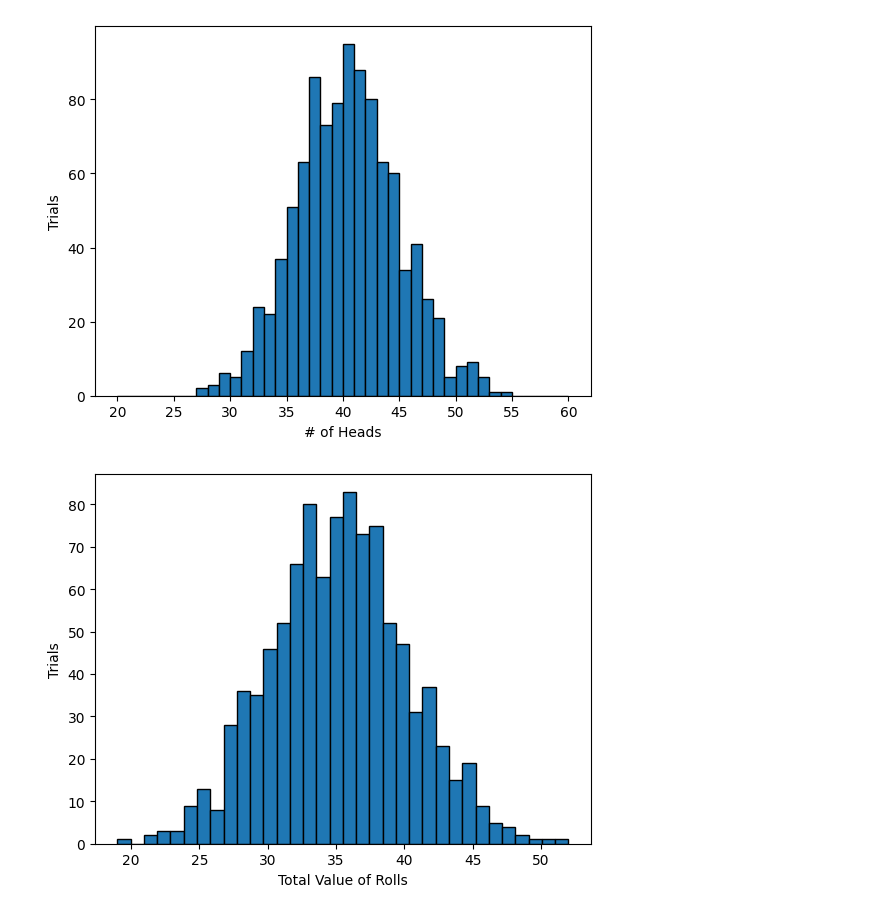
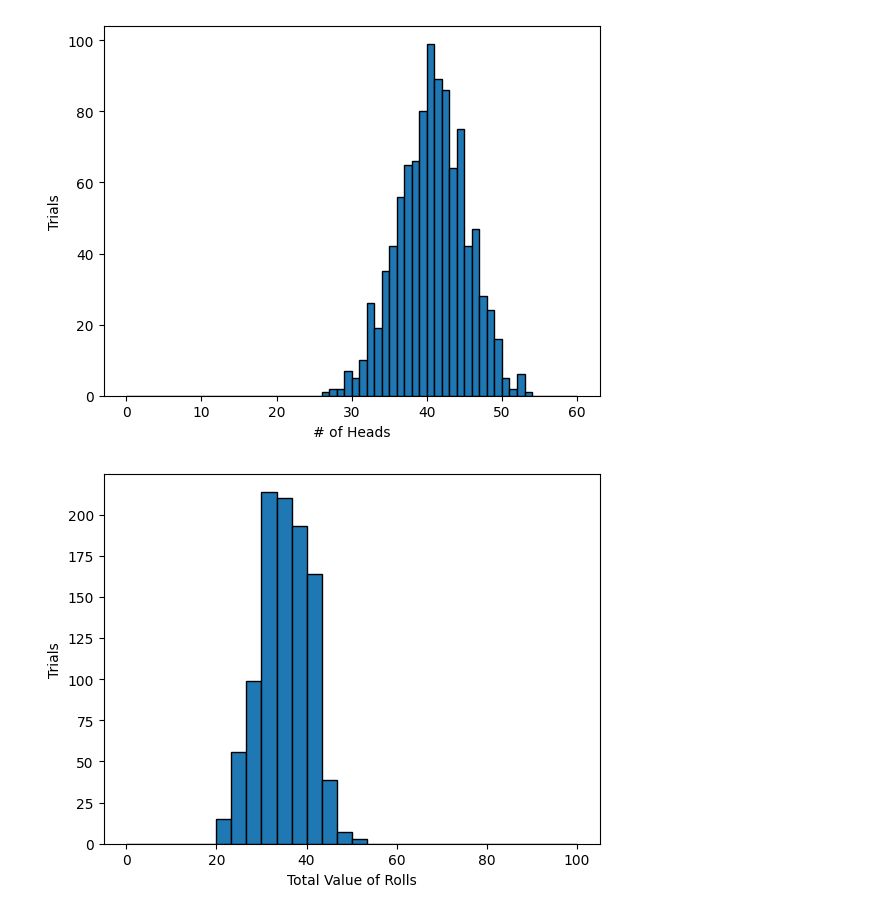
Before and after one commit to RachelK23/STAT400_CLT_Project, a Jupyter notebook: STAT400_CLT_Project.ipynb, the cells around one changed output. Cells and saved outputs as stored; diff of their text form; code cells hidden in the pictures.

```diff
--- a/STAT400_CLT_Project.ipynb
+++ b/STAT400_CLT_Project.ipynb
@@ -61,20 +61,20 @@ plt.show()
 # %%
 # Task 1, n = 80
 sample4 = []
 heads = 0
 
 for y in range(1000):
     for x in range(80):
         heads = heads + random.randint(0,1)
     sample4.append(heads)
     heads = 0
 
-plt.hist(sample4, bins=40, edgecolor='black', range = (20, 60))
+plt.hist(sample4, bins=60, edgecolor='black', range = [0, 60])
 plt.xlabel('# of Heads')
 plt.ylabel('Trials')
 plt.show()
 # %% [output]
-[figure, old version]
+[figure, new version]
 # %%
 # Task 2, n = 10
 sample = []
@@ -86,12 +86,12 @@ for y in range(1000):
     sample.append(rolls)
     rolls = 0
 
-plt.hist(sample, bins=34, edgecolor='black')
+plt.hist(sample, bins=30, edgecolor='black', range = [0, 100])
 plt.xlabel('Total Value of Rolls')
 plt.ylabel('Trials')
 plt.show()
 # %% [output]
-[figure, old version]
+[figure, new version]
 # %%
 # Task 2, n = 20
 sample = []
```
Also changed, not shown: parts of 14 cells of this notebook.
